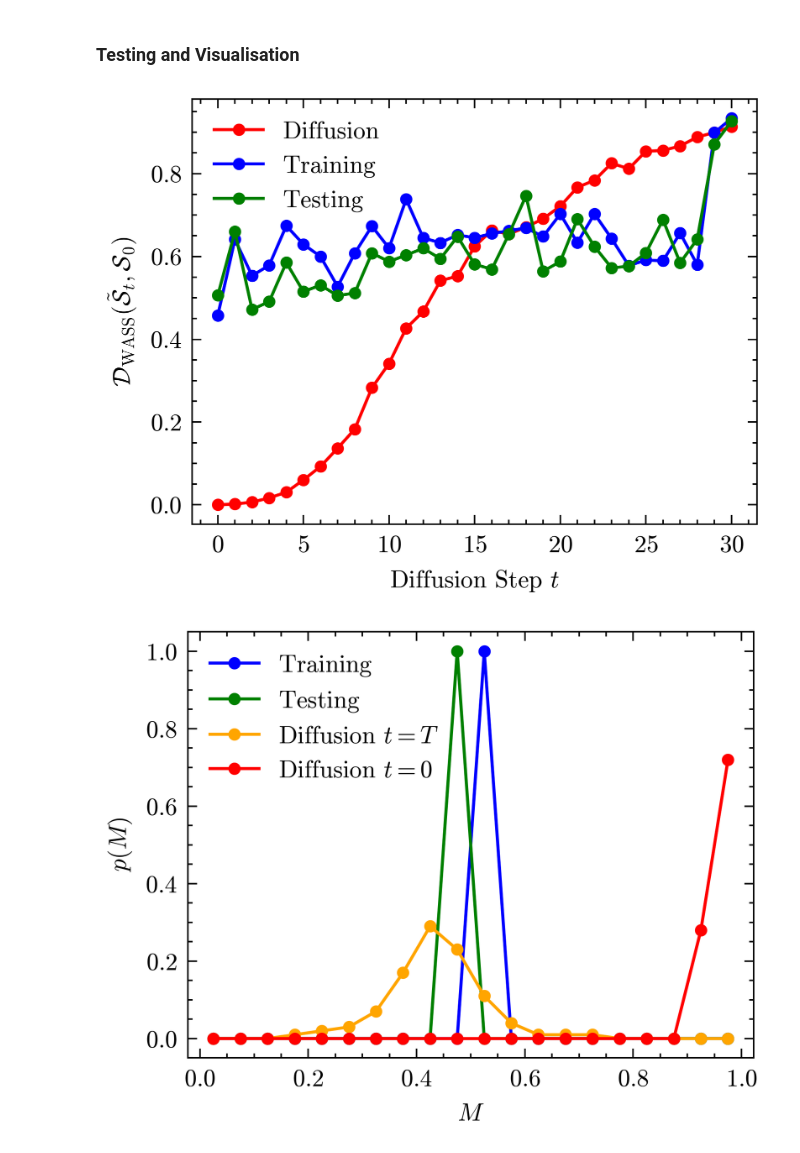
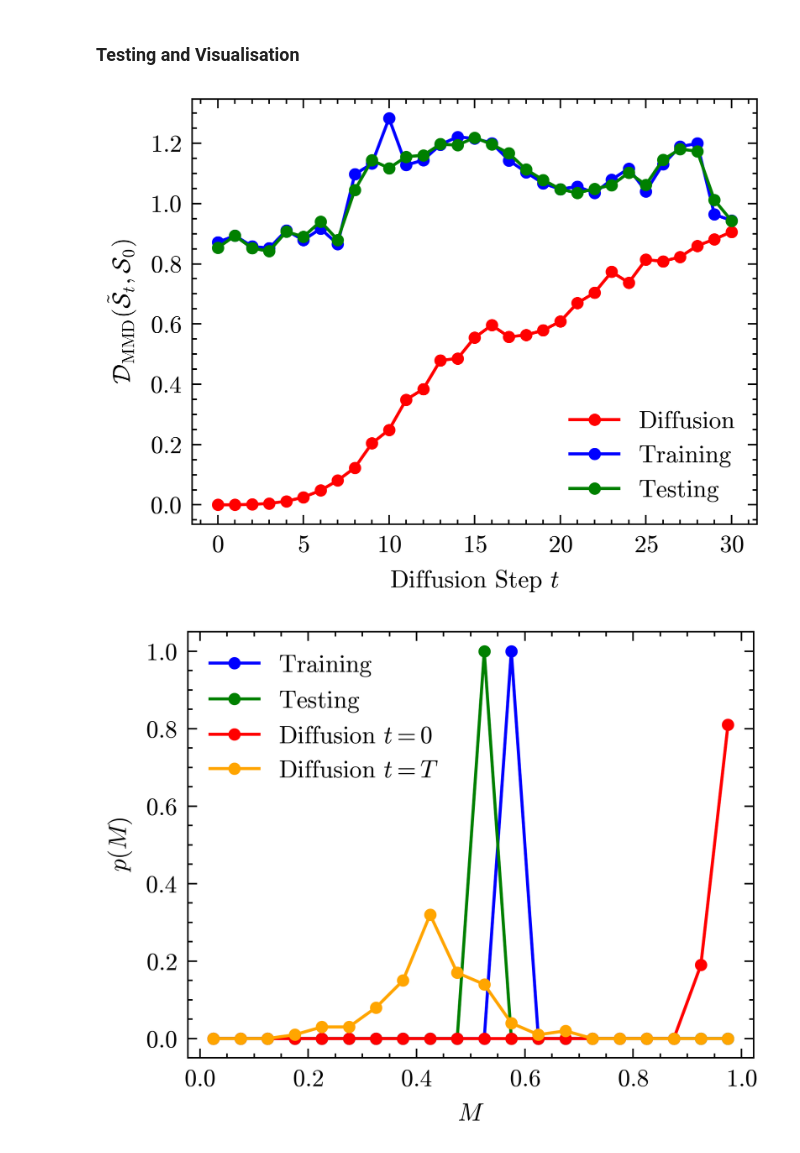
Before and after one commit to DanielQuinn53/QuantumDiffusionDenoising, a Jupyter notebook: Better Attempt/Phase Transition/Phase-Ensemble.ipynb, the cells around one changed output. Drawn from its saved outputs; the diff is of its cells as text; code cells hidden in the pictures.

```diff
--- a/Better Attempt/Phase Transition/Phase-Ensemble.ipynb
+++ b/Better Attempt/Phase Transition/Phase-Ensemble.ipynb
@@ -108,7 +108,7 @@ for t in range(1, T + 1):
 def randomMeasure(input_state):
     reshaped = input_state.reshape(2**na, 2**n)
     m_probs = np.sum(np.abs(reshaped)**2, axis=1)  # probabilities of ancilla states
-    m_probs = m_probs / np.sum(m_probs)
+    #m_probs = m_probs / np.sum(m_probs)
 
     m_res = np.random.choice(len(m_probs), p=m_probs)  # Measure and select an ancilla state
     indices = 2**n * m_res + np.arange(2**n)  # Index of post-measurement state
@@ -116,8 +116,6 @@ def randomMeasure(input_state):
     post_state = input_state[indices]  # Select the corresponding post-measurement state
 
     norm = np.linalg.norm(post_state)
-    if norm == 0:
-        norm = 1
 
     normalized_state = post_state / norm
     return normalized_state
@@ -198,14 +180,14 @@ def costFunction(params, t):
         output = denoisingLayer(input, np.array(params), n_tot, L)
         ApproxS[t-1].append(output[output!=0])
 
-    cost = wassDistance(ApproxS[t-1], S[t-1])
+    cost = maxMeanDiscripency(ApproxS[t-1], S[t-1])
     loss_hist.append(cost)
 
     # Clear output and update the real-time plot
     clear_output(wait=True)
     plt.xlabel("Training Step")
     plt.yscale("log")
-    plt.ylabel(r"$\mathcal{D}_{\text{WASS}} (\tilde{\mathcal{S}}_t, \mathcal{S}_t)$")
+    plt.ylabel(r"$\mathcal{D}_{\text{MMD}} (\tilde{\mathcal{S}}_t, \mathcal{S}_t)$")
     plt.plot(range(len(loss_hist)), loss_hist)
     plt.title(f"Current Step: {t}")
     plt.show()
@@ -218,7 +200,7 @@ for k in np.arange(T,0,-1):
         theta[(T-k) * Nparams : (T-k+1) * Nparams],
         args=(k,),
         method="COBYLA",
-        options={"maxiter": 200, 'tol':1e-10},
+        options={"maxiter": 500, 'tol':1e-10},
     )
 
     theta[ (T-k) * Nparams : (T-k+1) * Nparams] = result.x
@@ -254,22 +236,22 @@ for t in range(T,0,-1):
 # %%
 mmds = np.zeros((3, T+1))
 for t in range(T+1):
     idx = np.random.choice(S.shape[1], size=Ndata, replace=False)
-    mmds[0, t] = wassDistance(S[0], S[t, idx])
-    mmds[1, t] = wassDistance(S[0], ApproxS[t])
-    mmds[2, t] = wassDistance(S[0], testS[t])
+    mmds[0, t] = maxMeanDiscripency(S[0], S[t, idx])
+    mmds[1, t] = maxMeanDiscripency(S[0], ApproxS[t])
+    mmds[2, t] = maxMeanDiscripency(S[0], testS[t])
 
 fig, ax = plt.subplots()
 ax.plot(mmds[0], 'o-', c='r', label=r'Diffusion', markersize=3)
 ax.plot(mmds[1], 'o-', c='b', label=r'Training', markersize=3)
 ax.plot(mmds[2], 'o-', c='g', label=r'Testing', markersize=3)
 
 ax.legend(loc = 'best')
 ax.set_xlabel(r'Diffusion Step $t$')
-ax.set_ylabel(r'$\mathcal{D}_{\rm WASS}(\tilde{\mathcal{S}}_t, \mathcal{S}_0)$')
-plt.savefig('Phase-DistanceInitial.pdf', bbox_inches='tight' )
+ax.set_ylabel(r'$\mathcal{D}_{\rm MMD}(\tilde{\mathcal{S}}_t, \mathcal{S}_0)$')
+plt.savefig('Phase-DistanceInitial-MMD.pdf', bbox_inches='tight' )
 # %% [output]
-[figure, old version]
+[figure, new version]
 # %%
 ms_diff = np.zeros((T+1, Ndata))
 ms_train = np.zeros((T+1, Ndata))
@@ -289,15 +271,15 @@ ax.plot((bins[1:] + bins[:-1])/2, h_train / 100, 'o-', c='b', markersize=3, labe
 h_test, _ = np.histogram(ms_test[0], bins=bins)
 ax.plot((bins[1:] + bins[:-1])/2, h_test / 100, 'o-', c='g',  markersize=3, label=r'$\rm Testing$')
 
+h0, _ = np.histogram(ms_diff[0], bins=bins)
+ax.plot((bins[1:] + bins[:-1])/2, h0 /100, 'o-', c='r',  markersize=3, label=r'Diffusion $t=0$')
+
 hT, _ = np.histogram(ms_diff[T], bins=bins)
 ax.plot((bins[1:] + bins[:-1])/2, hT / 100, 'o-', c='orange', markersize=3, label=r'Diffusion $t=T$')
-
-h0, _ = np.histogram(ms_diff[0], bins=bins)
-ax.plot((bins[1:] + bins[:-1])/2, h0 /100, 'o-', c='r',  markersize=3, label=r'Diffusion $t=0$')
 
 ax.legend(loc='best')
 ax.set_xlabel(r'$M$')
 ax.set_ylabel(r'$p(M)$')
-plt.savefig('Phase-Magnet.pdf')
+plt.savefig('Phase-Magnet-MMD.pdf')
 # %% [output]
-[figure, old version]
+[figure, new version]
```
Also changed, not shown: parts of 4 cells of this notebook, 8 other files.
